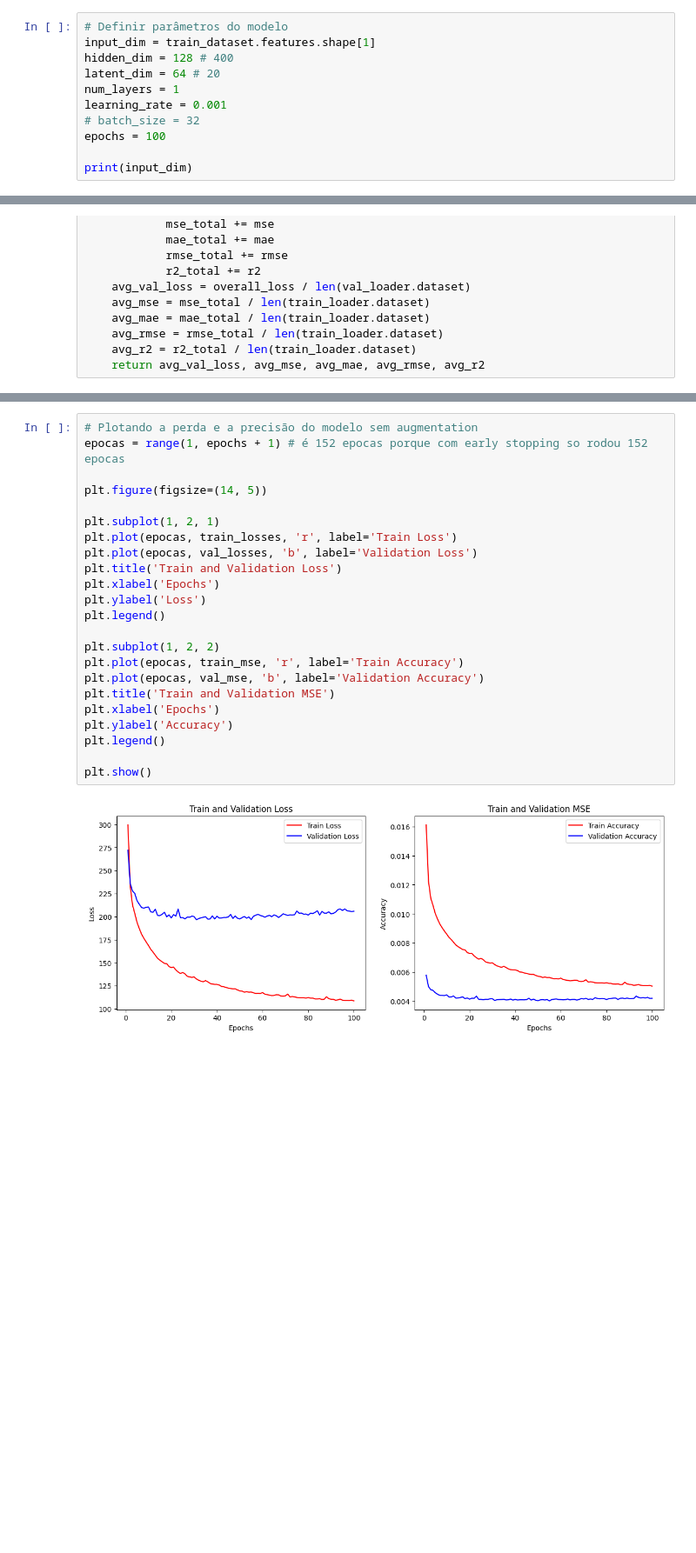
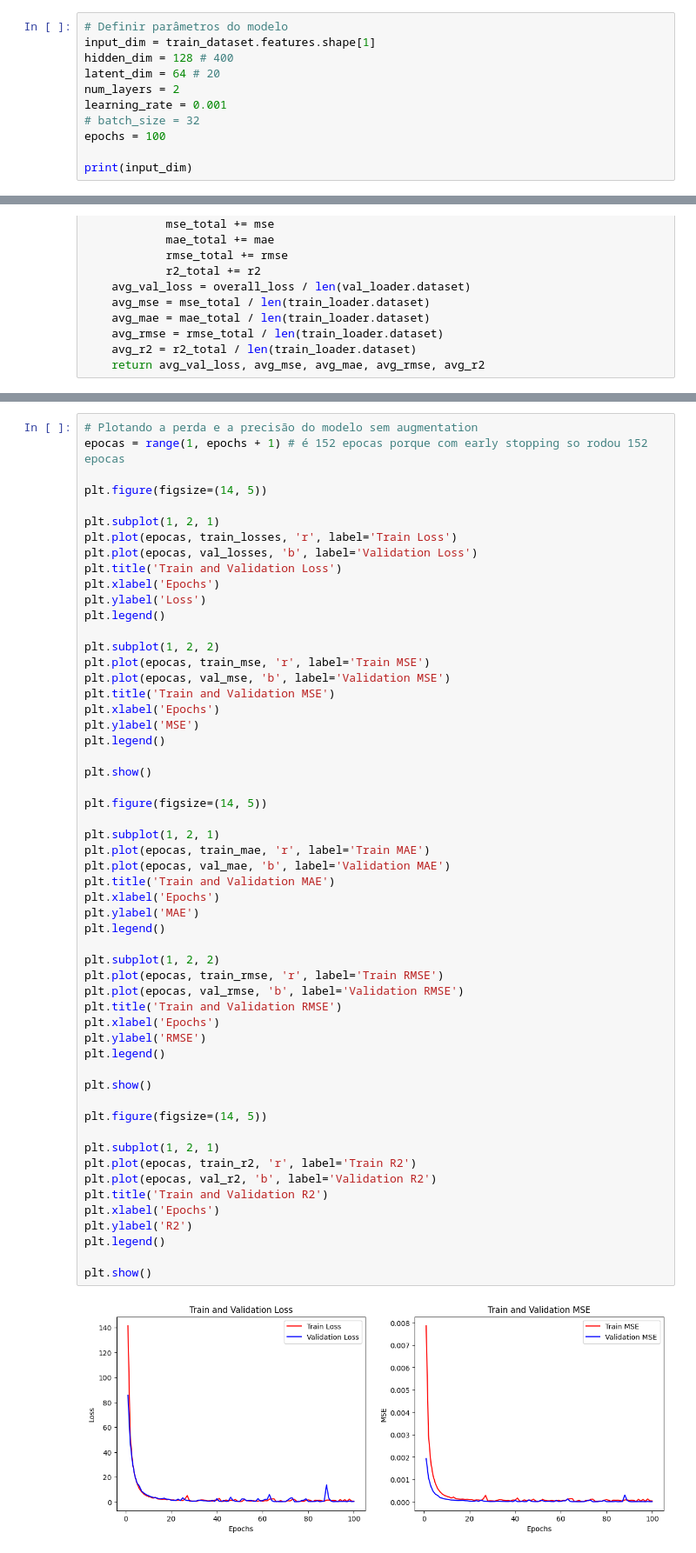
Before and after one commit to filipeas/ssl-experiments, a Jupyter notebook: vae/vae_training.ipynb, the cells around one changed output, grey strips where cells are left out. Shown: that part at 87% size. Cells and saved outputs as stored; diff of their text form; blank space fills up the shorter version.

```diff
--- a/vae/vae_training.ipynb
+++ b/vae/vae_training.ipynb
@@ -169,7 +181,7 @@ class TemporalVAE(nn.Module):
 input_dim = train_dataset.features.shape[1]
 hidden_dim = 128 # 400
 latent_dim = 64 # 20
-num_layers = 1
+num_layers = 2
 learning_rate = 0.001
 # batch_size = 32
 epochs = 100
@@ -324,25 +337,57 @@ Epoch [100/100], Train Loss: 108.6275, Val Loss: 205.8325
 # %%
 # Plotando a perda e a precisão do modelo sem augmentation
 epocas = range(1, epochs + 1) # é 152 epocas porque com early stopping so rodou 152 epocas
 
 plt.figure(figsize=(14, 5))
 
 plt.subplot(1, 2, 1)
 plt.plot(epocas, train_losses, 'r', label='Train Loss')
 plt.plot(epocas, val_losses, 'b', label='Validation Loss')
 plt.title('Train and Validation Loss')
 plt.xlabel('Epochs')
 plt.ylabel('Loss')
 plt.legend()
 
 plt.subplot(1, 2, 2)
-plt.plot(epocas, train_mse, 'r', label='Train Accuracy')
-plt.plot(epocas, val_mse, 'b', label='Validation Accuracy')
+plt.plot(epocas, train_mse, 'r', label='Train MSE')
+plt.plot(epocas, val_mse, 'b', label='Validation MSE')
 plt.title('Train and Validation MSE')
 plt.xlabel('Epochs')
-plt.ylabel('Accuracy')
+plt.ylabel('MSE')
 plt.legend()
 
 plt.show()
+
+plt.figure(figsize=(14, 5))
+
+plt.subplot(1, 2, 1)
+plt.plot(epocas, train_mae, 'r', label='Train MAE')
+plt.plot(epocas, val_mae, 'b', label='Validation MAE')
+plt.title('Train and Validation MAE')
+plt.xlabel('Epochs')
+plt.ylabel('MAE')
+plt.legend()
+
+plt.subplot(1, 2, 2)
+plt.plot(epocas, train_rmse, 'r', label='Train RMSE')
+plt.plot(epocas, val_rmse, 'b', label='Validation RMSE')
+plt.title('Train and Validation RMSE')
+plt.xlabel('Epochs')
+plt.ylabel('RMSE')
+plt.legend()
+
+plt.show()
+
+plt.figure(figsize=(14, 5))
+
+plt.subplot(1, 2, 1)
+plt.plot(epocas, train_r2, 'r', label='Train R2')
+plt.plot(epocas, val_r2, 'b', label='Validation R2')
+plt.title('Train and Validation R2')
+plt.xlabel('Epochs')
+plt.ylabel('R2')
+plt.legend()
+
+plt.show()
 # %% [output]
-[figure, old version]
+[figure, new version]
```
Also changed, not shown: parts of 9 cells of this notebook, 1 other file.
